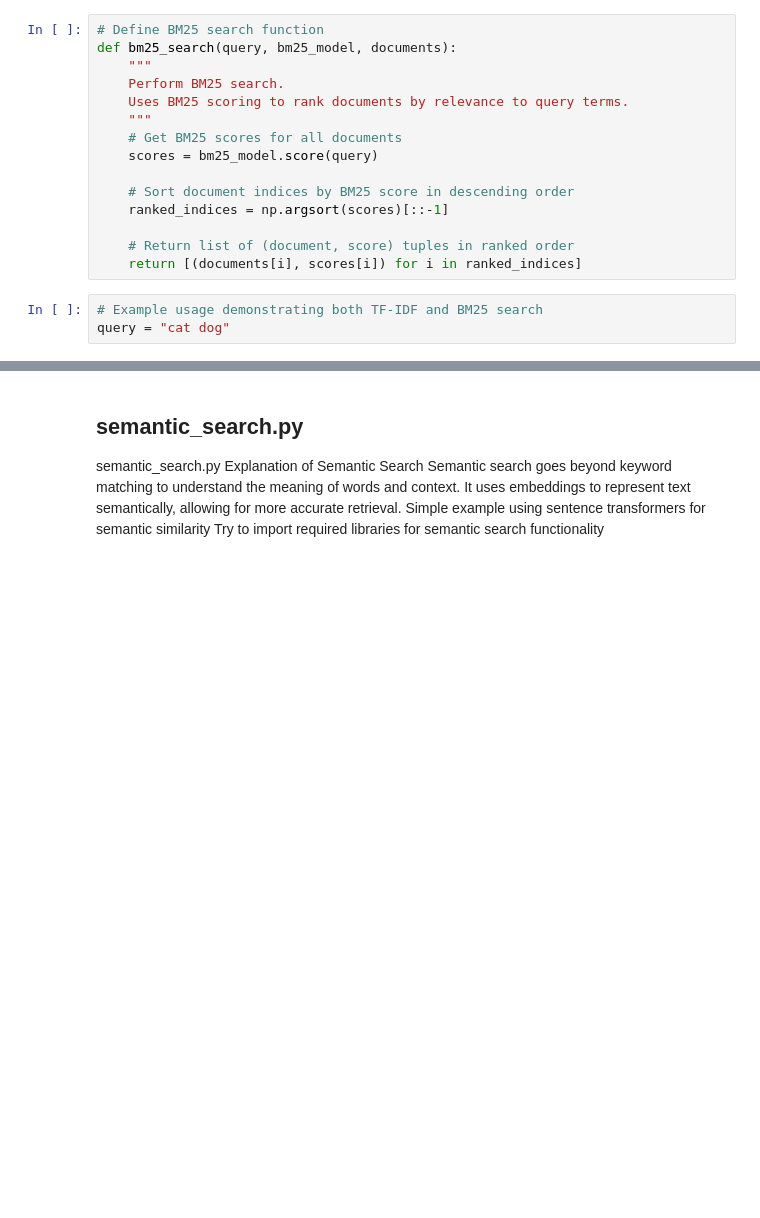
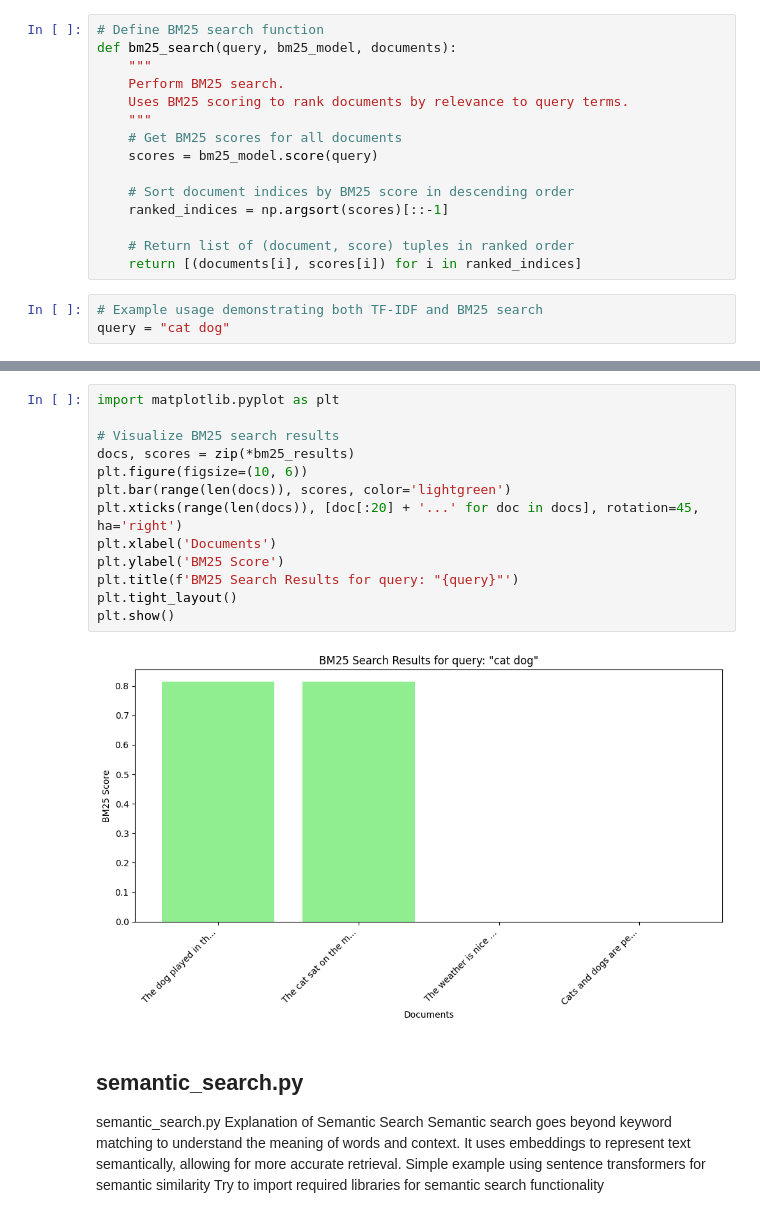
Before and after one commit to satyamsharma17/rag, a Jupyter notebook: module03_embeddings_search/module03_embeddings_search_notebook.ipynb, the cells around one changed output, grey strips where cells are left out. Saved outputs shown, nothing was run; the diff lists cells and outputs as text; blank space fills up the shorter version.

```diff
--- a/module03_embeddings_search/module03_embeddings_search_notebook.ipynb
+++ b/module03_embeddings_search/module03_embeddings_search_notebook.ipynb
@@ -218,3 +289,18 @@ for doc, score in bm25_results[:3]:
+# %%
+import matplotlib.pyplot as plt
+
+# Visualize BM25 search results
+docs, scores = zip(*bm25_results)
+plt.figure(figsize=(10, 6))
+plt.bar(range(len(docs)), scores, color='lightgreen')
+plt.xticks(range(len(docs)), [doc[:20] + '...' for doc in docs], rotation=45, ha='right')
+plt.xlabel('Documents')
+plt.ylabel('BM25 Score')
+plt.title(f'BM25 Search Results for query: "{query}"')
+plt.tight_layout()
+plt.show()
+# %% [output]
+[figure, added]
 # %% [markdown]
 ## semantic_search.py
 semantic_search.py
```
Also changed, not shown: parts of 10 cells of this notebook, 11 other files.
